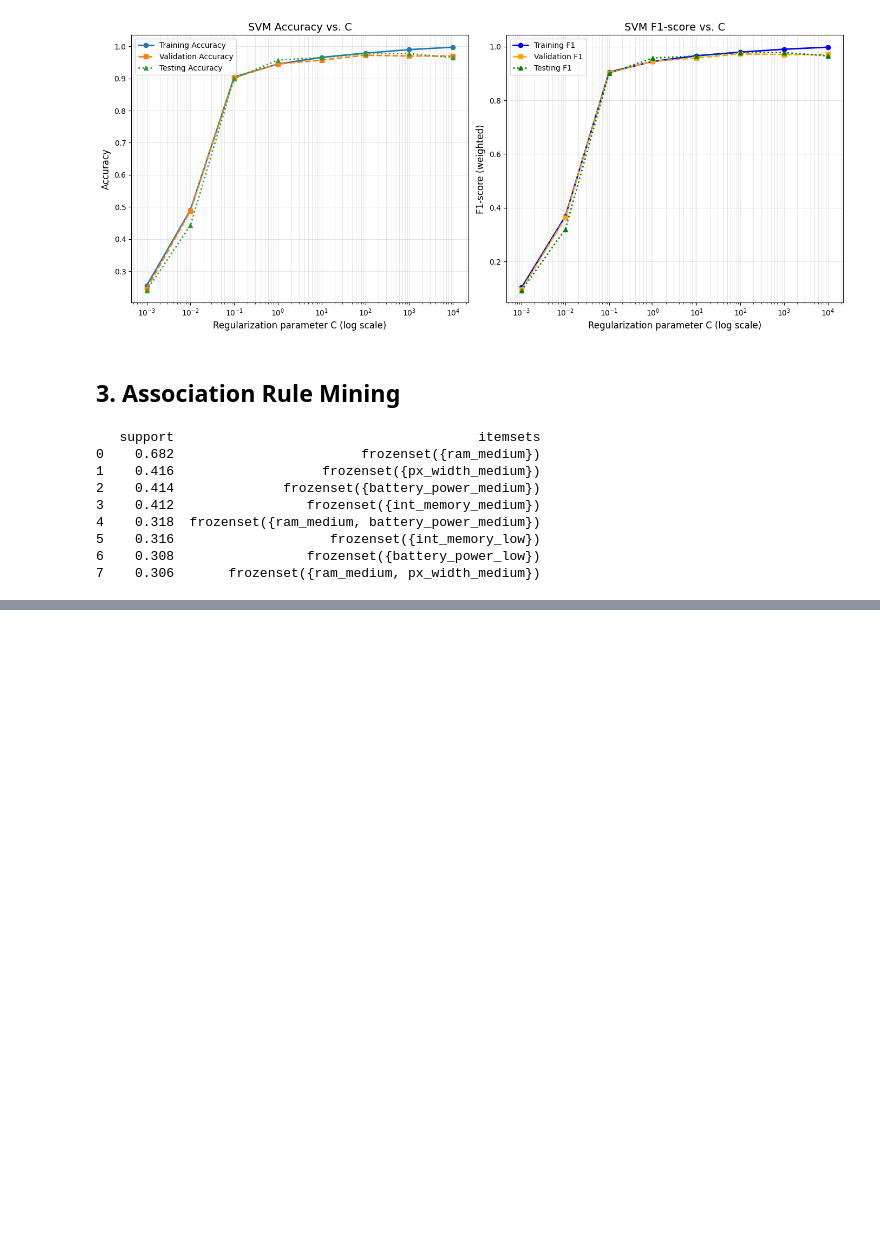
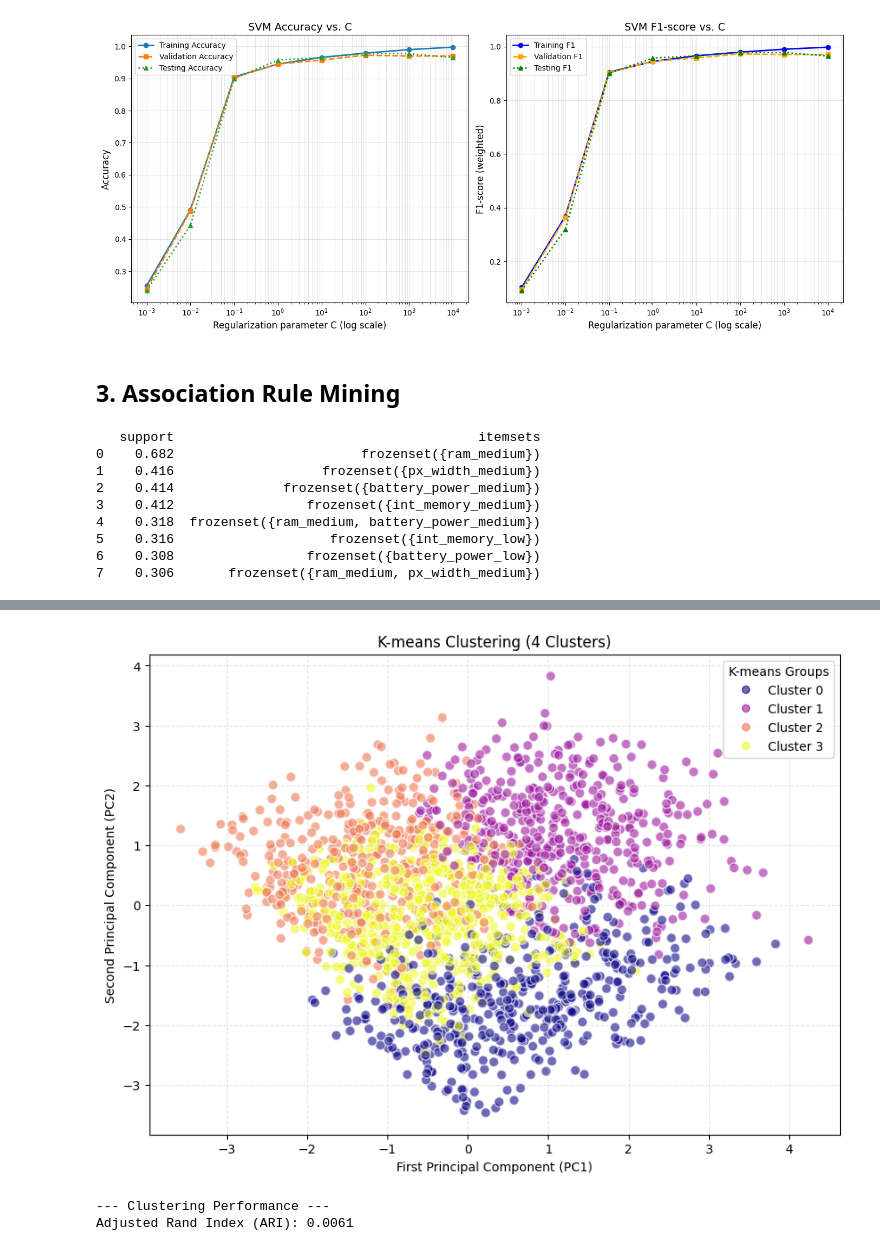
Before and after one commit to Fan-Jia-Chiun/DM_Ass2_111550058, a Jupyter notebook: Real_World_Classification.ipynb, the cells around one changed output, grey strips where cells are left out. Saved outputs shown, nothing was run; the diff lists cells and outputs as text; code cells hidden in the pictures; blank space fills up the shorter version.

```diff
--- a/Real_World_Classification.ipynb
+++ b/Real_World_Classification.ipynb
@@ -540,0 +582,31 @@ print(final_rules)
+# %%
+from sklearn.cluster import KMeans
+from sklearn.metrics.cluster import adjusted_rand_score
+
+kmeans = KMeans(n_clusters = 4, random_state = seed)
+
+clusters = kmeans.fit_predict(X_scaled)
+
+plt.figure(figsize = (10, 7))
+scatter = plt.scatter(X_pca[:, 0], X_pca[:, 1],
+                     c = clusters,
+                     cmap = 'plasma', alpha = 0.6, edgecolors = 'w', s = 60)
+
+handles, labels = scatter.legend_elements(prop = "colors")
+legend_labels = [f'Cluster {i}' for i in range(4)]
+plt.legend(handles, legend_labels, title = "K-means Groups", loc = "upper right")
+
+plt.xlabel('First Principal Component (PC1)')
+plt.ylabel('Second Principal Component (PC2)')
+plt.title('K-means Clustering (4 Clusters)')
+plt.grid(True, linestyle = '--', alpha = 0.3)
+plt.show()
+
+ari_score = adjusted_rand_score(y, clusters)
+
+print(f"--- Clustering Performance ---")
+print(f"Adjusted Rand Index (ARI): {ari_score:.4f}")
+# %% [output]
+[figure, added]
+--- Clustering Performance ---
+Adjusted Rand Index (ARI): 0.0061
```
Also changed, not shown: parts of 5 cells of this notebook.
